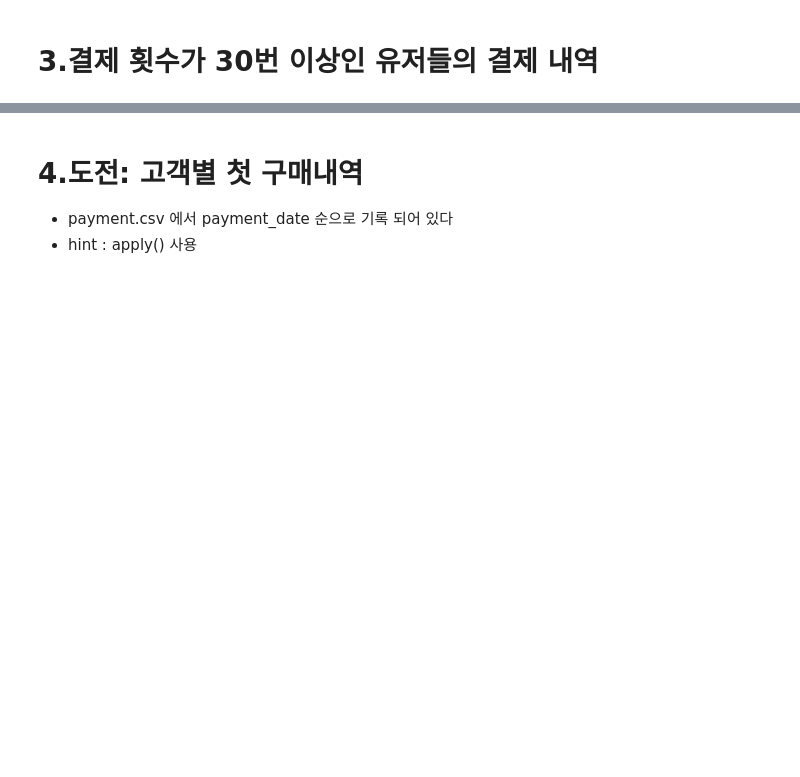
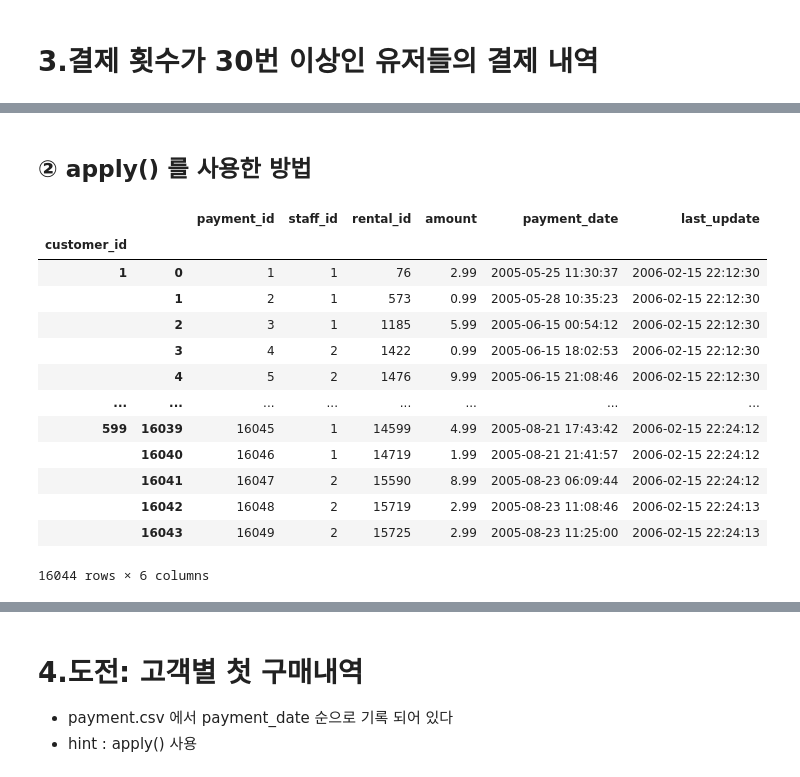
Before and after one commit to LeoChoi224/PyWork, a Jupyter notebook: 07_DataAnalysis/06b payment x customer (rev).ipynb, the cells around one changed output, grey strips where cells are left out. Cells and saved outputs as stored; diff of their text form; code cells hidden in the pictures; blank space fills up the shorter version.

```diff
--- a/07_DataAnalysis/06b payment x customer (rev).ipynb
+++ b/07_DataAnalysis/06b payment x customer (rev).ipynb
@@ -88,0 +224,19 @@ group = payment_df.groupby("customer_id")  # 고객별로 쪼개기
+# %% [markdown]
+## ② apply() 를 사용한 방법
+# %%
+group.apply(lambda cust_df: cust_df)
+# %% [output]
+|  |  | payment_id | staff_id | rental_id | amount | payment_date | last_update |
+| customer_id |  |  |  |  |  |  |  |
+| 1 | 0 | 1 | 1 | 76 | 2.99 | 2005-05-25 11:30:37 | 2006-02-15 22:12:30 |
+|  | 1 | 2 | 1 | 573 | 0.99 | 2005-05-28 10:35:23 | 2006-02-15 22:12:30 |
+|  | 2 | 3 | 1 | 1185 | 5.99 | 2005-06-15 00:54:12 | 2006-02-15 22:12:30 |
+|  | 3 | 4 | 2 | 1422 | 0.99 | 2005-06-15 18:02:53 | 2006-02-15 22:12:30 |
+|  | 4 | 5 | 2 | 1476 | 9.99 | 2005-06-15 21:08:46 | 2006-02-15 22:12:30 |
+| ... | ... | ... | ... | ... | ... | ... | ... |
+| 599 | 16039 | 16045 | 1 | 14599 | 4.99 | 2005-08-21 17:43:42 | 2006-02-15 22:24:12 |
+|  | 16040 | 16046 | 1 | 14719 | 1.99 | 2005-08-21 21:41:57 | 2006-02-15 22:24:12 |
+|  | 16041 | 16047 | 2 | 15590 | 8.99 | 2005-08-23 06:09:44 | 2006-02-15 22:24:12 |
+|  | 16042 | 16048 | 2 | 15719 | 2.99 | 2005-08-23 11:08:46 | 2006-02-15 22:24:13 |
+|  | 16043 | 16049 | 2 | 15725 | 2.99 | 2005-08-23 11:25:00 | 2006-02-15 22:24:13 |
+16044 rows × 6 columns
```
Also changed, not shown: parts of 41 cells of this notebook, 8 other files.
